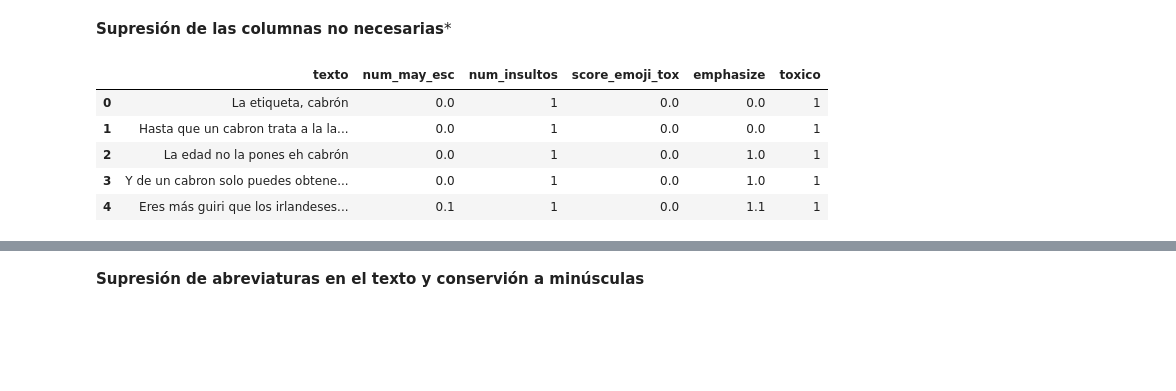
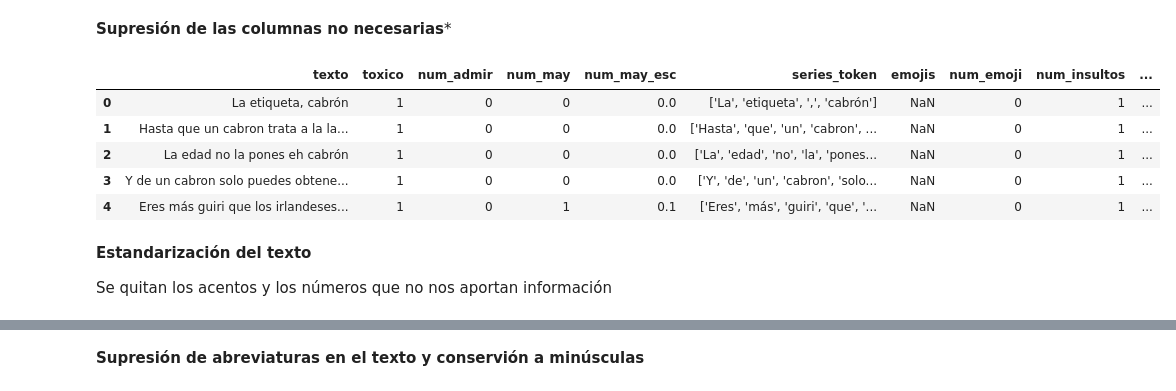
Before and after one commit to SpRdgz/TFM, a Jupyter notebook: 04_Feature_Engineering/Ingenieria_de_caracteristicas.ipynb, the cells around one changed output, grey strips where cells are left out. Saved outputs shown, nothing was run; the diff lists cells and outputs as text; code cells hidden in the pictures; blank space fills up the shorter version.

```diff
--- a/04_Feature_Engineering/Ingenieria_de_caracteristicas.ipynb
+++ b/04_Feature_Engineering/Ingenieria_de_caracteristicas.ipynb
@@ -28,7 +28,7 @@ from nltk import bigrams
 # %% [markdown]
 # Lectura de la muestra
 # %%
-df = pd.read_csv("C:/Users/Esperanza/Desktop/UOC/TFM/python/00_Dataset/clean_sentiment_labels_completo.csv", sep=';')
+df = pd.read_csv("../00_Dataset/clean_sentiment_labels_completo.csv", sep=';')
 df.head()
 df.is_copy = False
 # %% [markdown]
@@ -39,12 +39,16 @@ Es  habitual la supresión de signos de puntuación pero en este caso nos ayudan
 # %% [markdown]
 **Supresión de las columnas no necesarias***
 # %%
-df_eng=df[['texto', 'num_may_esc','num_insultos','score_emoji_tox','emphasize','toxico']]
-df_eng.head()
+df_eng=df[['texto', 'series_token','num_may_esc','num_insultos','score_emoji_tox','emphasize','toxico']]
+df.head()
 # %% [output]
-|  | texto | num_may_esc | num_insultos | score_emoji_tox | emphasize | toxico |
-| 0 | La etiqueta, cabrón | 0.0 | 1 | 0.0 | 0.0 | 1 |
-| 1 | Hasta que un cabron trata a la la... | 0.0 | 1 | 0.0 | 0.0 | 1 |
-| 2 | La edad no la pones eh cabrón | 0.0 | 1 | 0.0 | 1.0 | 1 |
-| 3 | Y de un cabron solo puedes obtene... | 0.0 | 1 | 0.0 | 1.0 | 1 |
-| 4 | Eres más guiri que los irlandeses... | 0.1 | 1 | 0.0 | 1.1 | 1 |
+|  | texto | toxico | num_admir | num_may | num_may_esc | series_token | emojis | num_emoji | num_insultos | ... |
+| 0 | La etiqueta, cabrón | 1 | 0 | 0 | 0.0 | ['La', 'etiqueta', ',', 'cabrón'] | NaN | 0 | 1 | ... |
+| 1 | Hasta que un cabron trata a la la... | 1 | 0 | 0 | 0.0 | ['Hasta', 'que', 'un', 'cabron', ... | NaN | 0 | 1 | ... |
+| 2 | La edad no la pones eh cabrón | 1 | 0 | 0 | 0.0 | ['La', 'edad', 'no', 'la', 'pones... | NaN | 0 | 1 | ... |
+| 3 | Y de un cabron solo puedes obtene... | 1 | 0 | 0 | 0.0 | ['Y', 'de', 'un', 'cabron', 'solo... | NaN | 0 | 1 | ... |
+| 4 | Eres más guiri que los irlandeses... | 1 | 0 | 1 | 0.1 | ['Eres', 'más', 'guiri', 'que', '... | NaN | 0 | 1 | ... |
+# %% [markdown]
+**Estandarización del texto**
+
+Se quitan los acentos y los números que no nos aportan información
```
Also changed, not shown: parts of 14 cells of this notebook, 5 other files.
